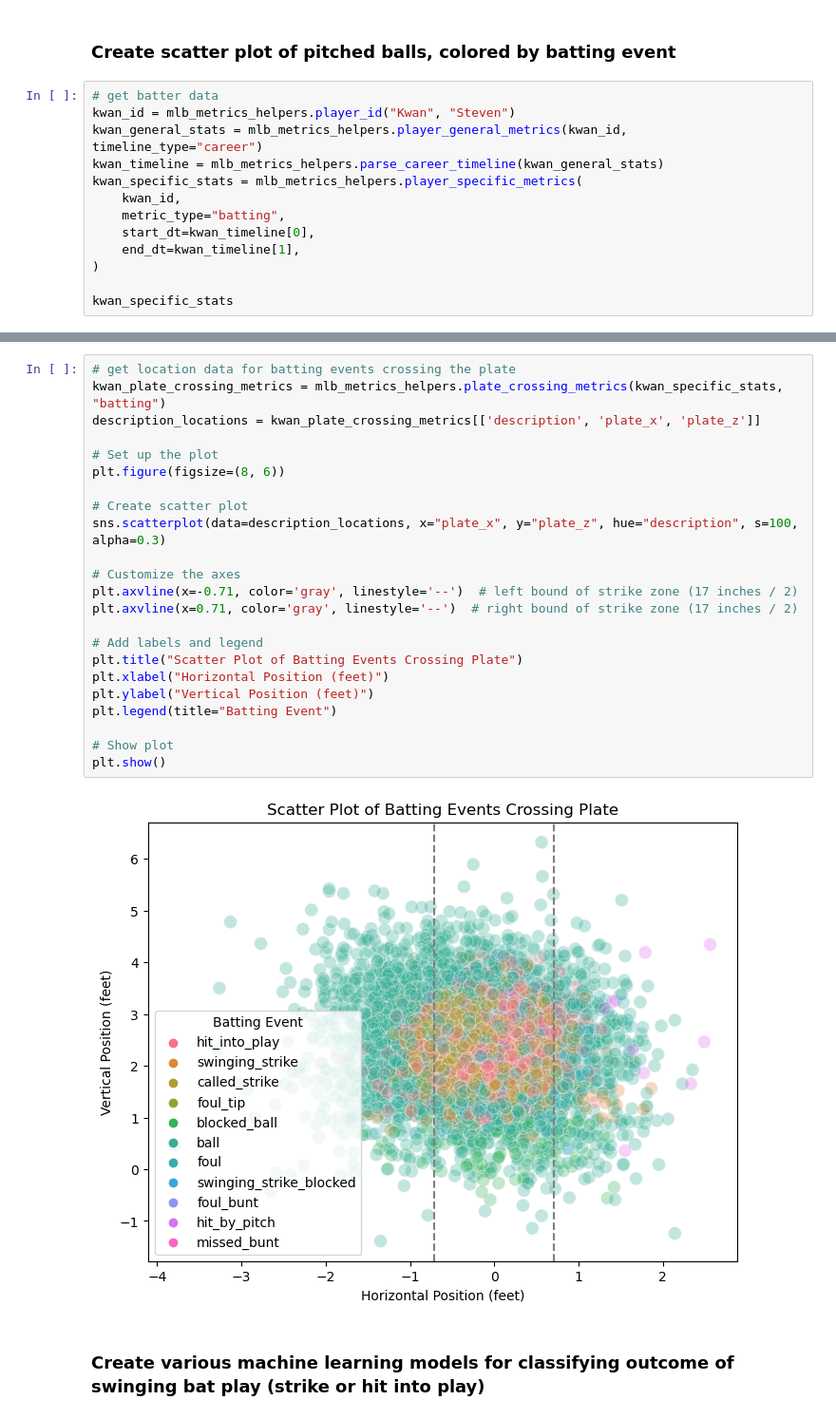
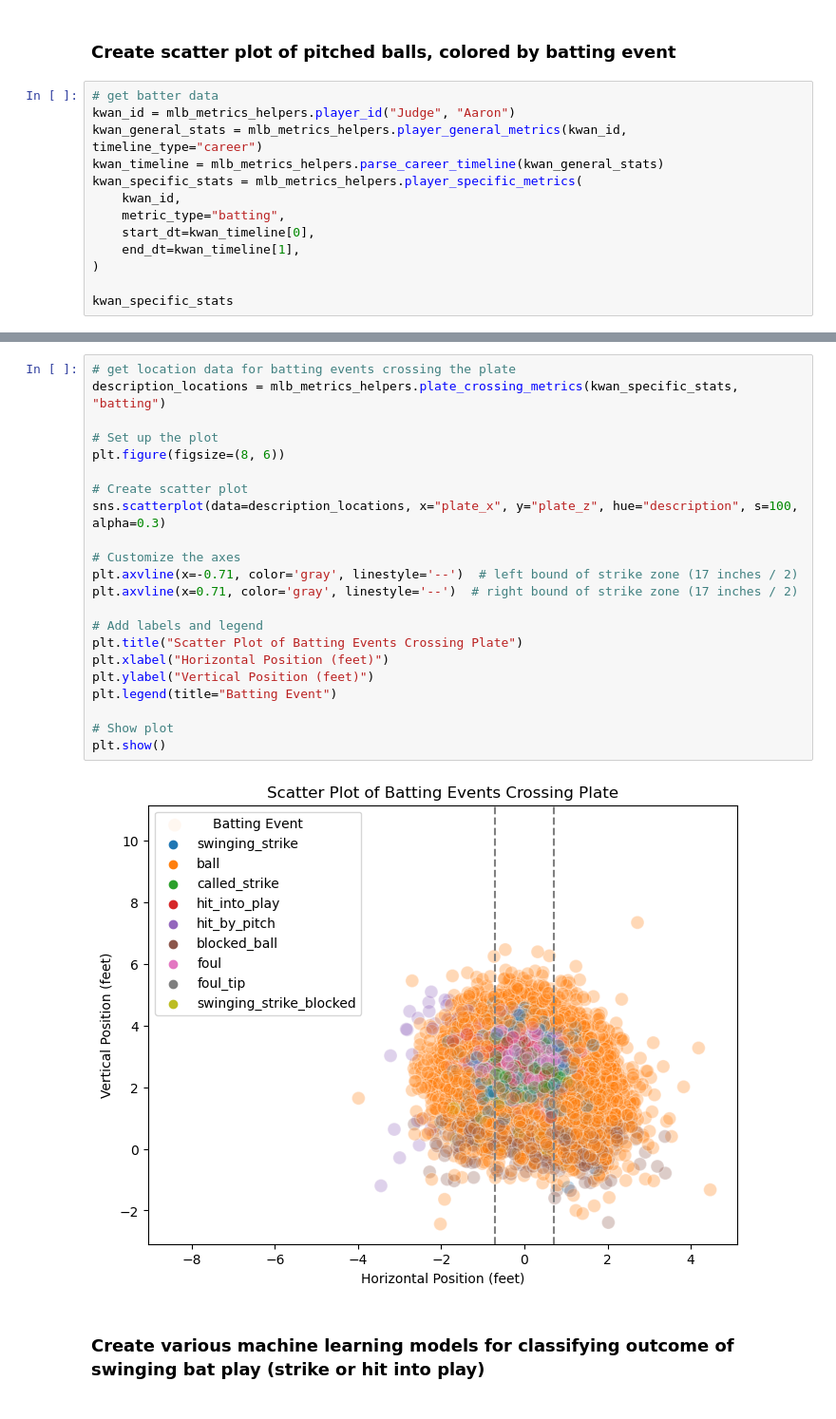
Before and after one commit to roshankern/MLB_Metrics_DS, a Jupyter notebook: mlb_metrics_backend/helpers_example.ipynb, the cells around one changed output, grey strips where cells are left out. Shown at 95% size. Saved outputs shown, nothing was run; the diff lists cells and outputs as text.

Commit message:
update helper example

```diff
--- a/mlb_metrics_backend/helpers_example.ipynb
+++ b/mlb_metrics_backend/helpers_example.ipynb
@@ -103,7 +102,7 @@ hist_gradient_boosting accuracy: 0.718796992481203
 ### Create scatter plot of pitched balls, colored by batting event
 # %%
 # get batter data
-kwan_id = mlb_metrics_helpers.player_id("Kwan", "Steven")
+kwan_id = mlb_metrics_helpers.player_id("Judge", "Aaron")
 kwan_general_stats = mlb_metrics_helpers.player_general_metrics(kwan_id, timeline_type="career")
 kwan_timeline = mlb_metrics_helpers.parse_career_timeline(kwan_general_stats)
 kwan_specific_stats = mlb_metrics_helpers.player_specific_metrics(
@@ -132,28 +131,27 @@ Gathering Player Data
 # %%
 # get location data for batting events crossing the plate
-kwan_plate_crossing_metrics = mlb_metrics_helpers.plate_crossing_metrics(kwan_specific_stats, "batting")
-description_locations = kwan_plate_crossing_metrics[['description', 'plate_x', 'plate_z']]
+description_locations = mlb_metrics_helpers.plate_crossing_metrics(kwan_specific_stats, "batting")
 
 # Set up the plot
 plt.figure(figsize=(8, 6))
 
 # Create scatter plot
 sns.scatterplot(data=description_locations, x="plate_x", y="plate_z", hue="description", s=100, alpha=0.3)
 
 # Customize the axes
 plt.axvline(x=-0.71, color='gray', linestyle='--')  # left bound of strike zone (17 inches / 2)
 plt.axvline(x=0.71, color='gray', linestyle='--')  # right bound of strike zone (17 inches / 2)
 
 # Add labels and legend
 plt.title("Scatter Plot of Batting Events Crossing Plate")
 plt.xlabel("Horizontal Position (feet)")
 plt.ylabel("Vertical Position (feet)")
 plt.legend(title="Batting Event")
 
 # Show plot
 plt.show()
 # %% [output]
-[figure, old version]
+[figure, new version]
 # %% [markdown]
 ### Create various machine learning models for classifying outcome of swinging bat play (strike or hit into play)
 # %%
```
Also changed, not shown: parts of 4 cells of this notebook.
